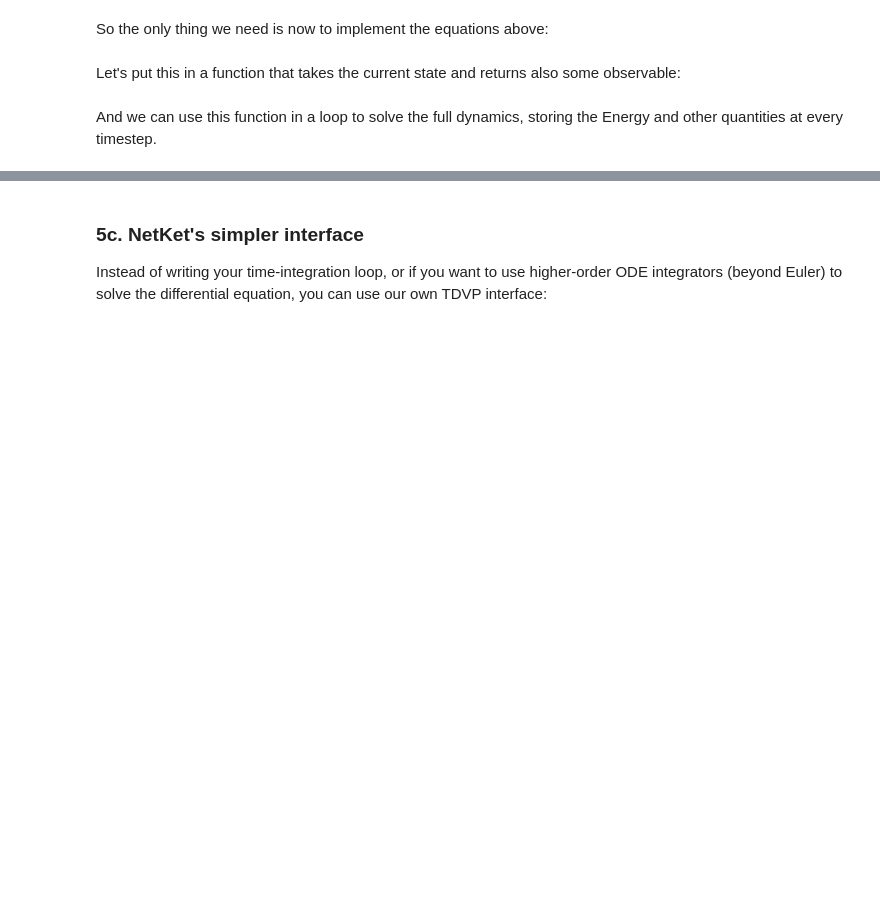
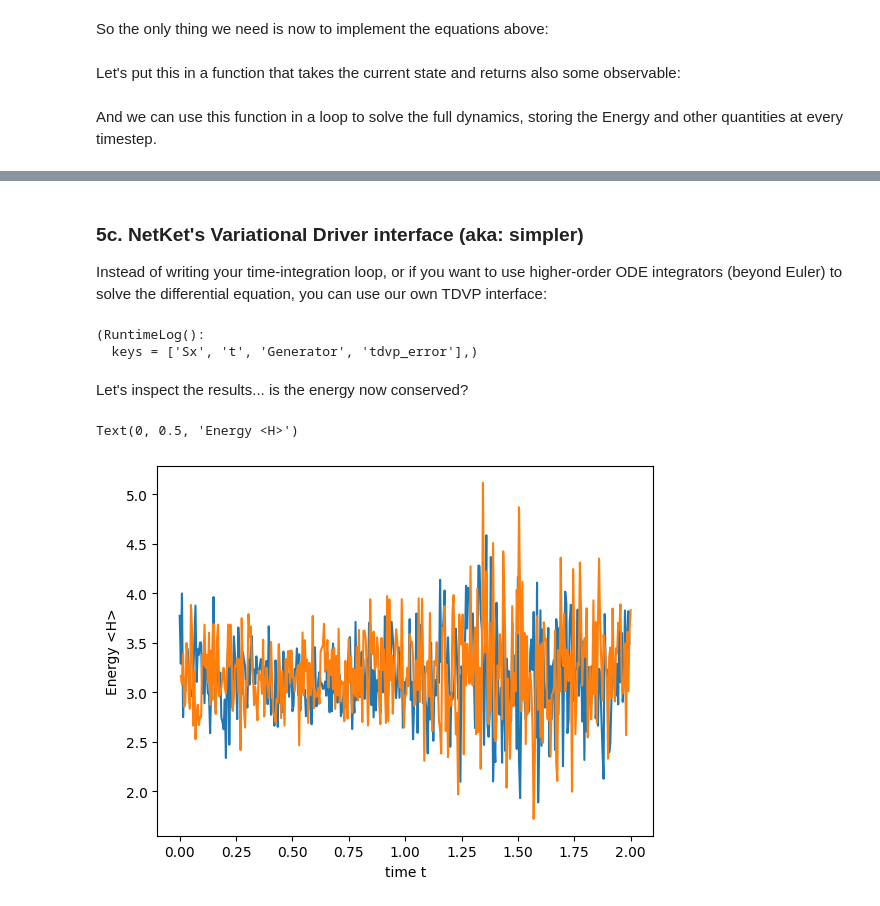
Before and after one commit to PhilipVinc/Lectures, a Jupyter notebook: 2209_Munich/Dynamics.ipynb, the cells around one changed output, grey strips where cells are left out. Cells and saved outputs as stored; diff of their text form; code cells hidden in the pictures; blank space fills up the shorter version.

```diff
--- a/2209_Munich/Dynamics.ipynb
+++ b/2209_Munich/Dynamics.ipynb
@@ -584,5 +769,5 @@ plt.legend();
 # %% [markdown]
-### 5c. NetKet's simpler interface
+### 5c. NetKet's Variational Driver interface (aka: simpler)
 
 Instead of writing your time-integration loop, or if you want to use higher-order ODE integrators (beyond Euler) to solve the differential equation, you can use our own TDVP interface:
 # %%
@@ -603,5 +788,18 @@ driver = nkx.TDVP(
     qgt=nk.optimizer.qgt.QGTJacobianDense(holomorphic=True),
 )
 # %%
-log = nk.logging.RuntimeLog()
-driver.run(T=1.0, obs={"Sx": Sx}, out=log)
+log_heun = nk.logging.RuntimeLog()
+driver.run(T=1.0, obs={"Sx": Sx}, out=log_heun)
+# %% [output]
+(RuntimeLog():
+  keys = ['Sx', 't', 'Generator', 'tdvp_error'],)
+# %% [markdown]
+Let's inspect the results... is the energy now conserved?
+# %%
+plt.plot(log_dynamics.data['Energy'].iters, log_dynamics.data['Energy'].Mean.real)
+plt.plot(log_heun.data['Generator'].iters, log_heun.data['Generator'].Mean.real)
+plt.xlabel("time t")
+plt.ylabel("Energy <H>")
+# %% [output]
+Text(0, 0.5, 'Energy <H>')
+[figure, added]
```
Also changed, not shown: parts of 72 cells of this notebook, 6 other files.
